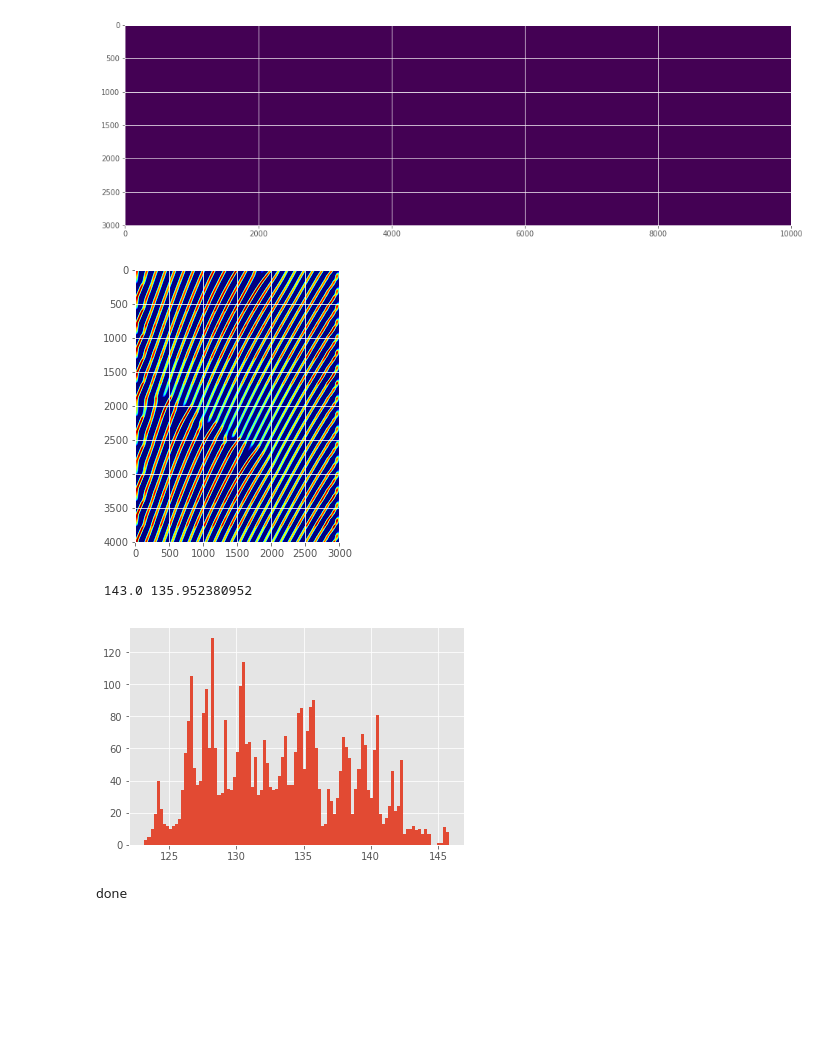
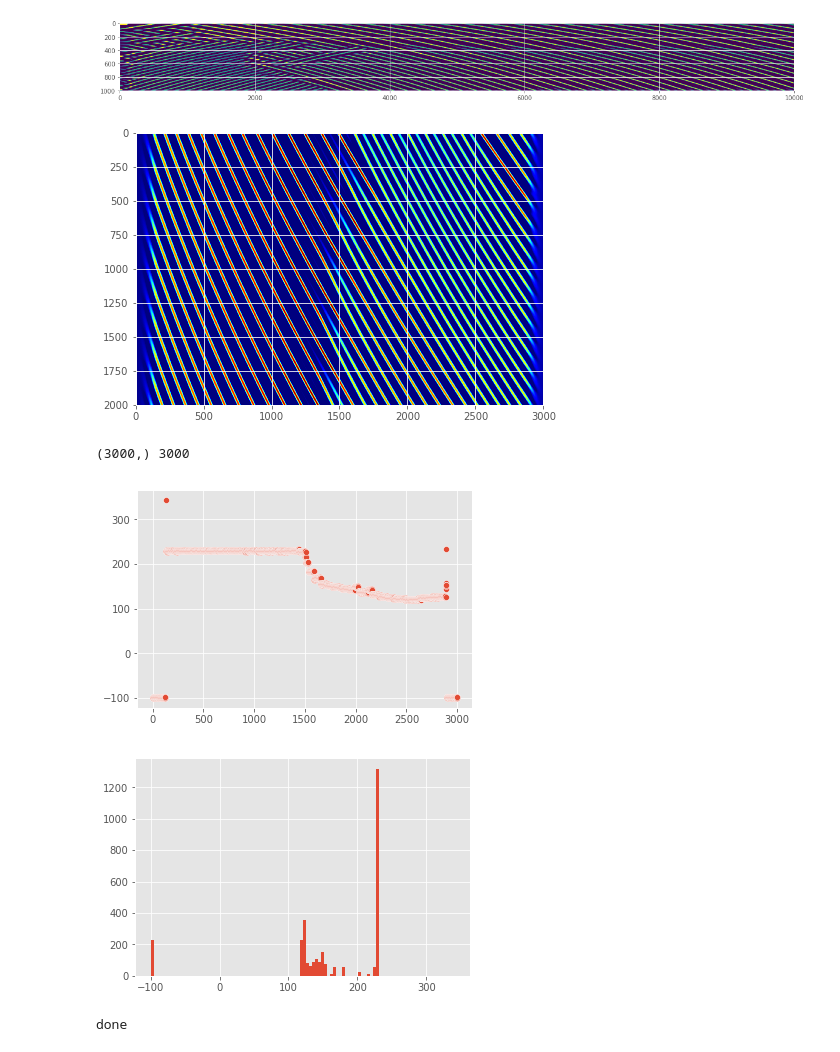
Before and after one commit to mirkoklukas/htmresearch, a Jupyter notebook: projects/gridcells/jupyter/CAN/1d CAN -Copy2.ipynb, the cells around one changed output. Drawn from its saved outputs; the diff is of its cells as text; code cells hidden in the pictures; blank space fills up the shorter version.

```diff
--- a/projects/gridcells/jupyter/CAN/1d CAN -Copy2.ipynb
+++ b/projects/gridcells/jupyter/CAN/1d CAN -Copy2.ipynb
@@ -13,7 +13,7 @@ from htmresearch.support.cans.basic_dynamics import *
 # %%
 
 
-r = 100.
+r = 200.
 n = 3000
 
 
@@ -48,6 +48,6 @@ plt.show()
 # %%
 # beta_mask = 2 + np.linspace(0,2.,num=n) **2
-beta_mask = np.linspace(2.,8.,num=n)
+beta_mask = np.linspace(5.,20.,num=n)
 
 # beta_mask = np.ones(n)*2.
 
@@ -58,5 +58,5 @@ plt.show()
 # %%
-A = create_envelope(n, steepness=2.1, delta=0.1);
-
+A = create_envelope(n, steepness=2.1, delta=0.05);
+# A = np.ones(n)
 plt.plot(np.linspace(0.,1.,n),A);
 # %% [output]
@@ -64,6 +64,9 @@ plt.plot(np.linspace(0.,1.,n),A);
 # %%
 np.seterr(invalid='raise')
 
+
+
+num_pc = 100
 
 T = 10000
 
@@ -72,20 +75,21 @@ S = np.zeros((T,n))
 # S[0] = np.zeros(n)
 S[0] = np.random.sample(n)
 
-Beta = np.zeros((T,n))
-
+Beta  = np.zeros((T,n))
+S_avg = np.zeros((T,n))
+X_avg = np.zeros((T,num_pc))
 
 for t in range(1,T):
 
     s = S[t-1]
     b = np.zeros(n)
 
-    tonic = .1
+    tonic = 0.005
     beta  = Beta[t-1]
 
 
 
-    s_   = evolve_I(W, b  + tonic, s, A, beta_mask*beta)
+    s_   = evolve(W, b  + tonic, s, A, beta_mask*beta)
     S[t] = s_
 
 
@@ -97,6 +101,9 @@ for t in range(1,T):
 
     Beta[t] = (1. - alpha)*Beta[t-1] - alpha*(s_ - np.mean(s_))
 
+    s_avg[t] = (1. - alpha)*s_avg[t-1] - alpha*s_
+    x_avg[t] = (1. - alpha)*x_avg[t-1] - alpha*x
+
 
 
 plt.figure(figsize=(20,5))
@@ -108,9 +115,12 @@ plt.show()
 # %%
+
+
+# S = np.clip(S, 0.,np.max(S[8000]))
 plt.figure(figsize=(20,5))
 plt.imshow(S[:].T)
 plt.show()
 # %% [output]
-[figure, old version]
+[figure, new version]
 # %%
 
 
@@ -119,42 +129,43 @@ plt.show()
 def compute_scales(W):
     gc = W.shape[1]
     scales = np.zeros(gc)
     for i in range(gc):
         f = (W[:,i] > 0.5).astype(float)
         df = f[1:] - f[:-1]
         ind = np.where(df == -1.)[0]
         ind = ind.astype(float)
         if len(ind) > 1:
             scales[i] = np.mean(ind[1:] - ind[:-1])
         else:
             scales[i] = -100
 
     return scales
 
 
-plt.style.use('ggplot')
+# plt.style.use('ggplot')
 
 # S_ = S
 S_ = S/np.amax(S, axis=1, keepdims=True)
 
 
 plt.figure(figsize=(20,5))
-patch = S_[6000:10000]
+patch = S_[8000:10000]
 plt.imshow(patch, cmap="jet")
 plt.show()
 
 
-scales = compute_scales(patch.T)
+scales = compute_scales(patch)
 
 # np.clip(scales, -1,1000,scales)
-
-# plt.scatter(np.arange(n), scales + np.random.sample(n)*3., edgecolor="white")
-# plt.show()
+print scales.shape, n
+plt.scatter(np.arange(n), scales + np.random.sample(n)*3., edgecolor="white")
+plt.show()
 plt.hist(scales, bins=100);
 # %% [output]
-[figure, old version]
+[figure, new version]
- 143.0 135.952380952
+(3000,) 3000
-[figure, old version]
+[figure, new version]
+[figure, added]
 # %%
 import numpy as np
 import matplotlib.pyplot as plt
```
Also changed, not shown: parts of 4 cells of this notebook, 6 other files.
